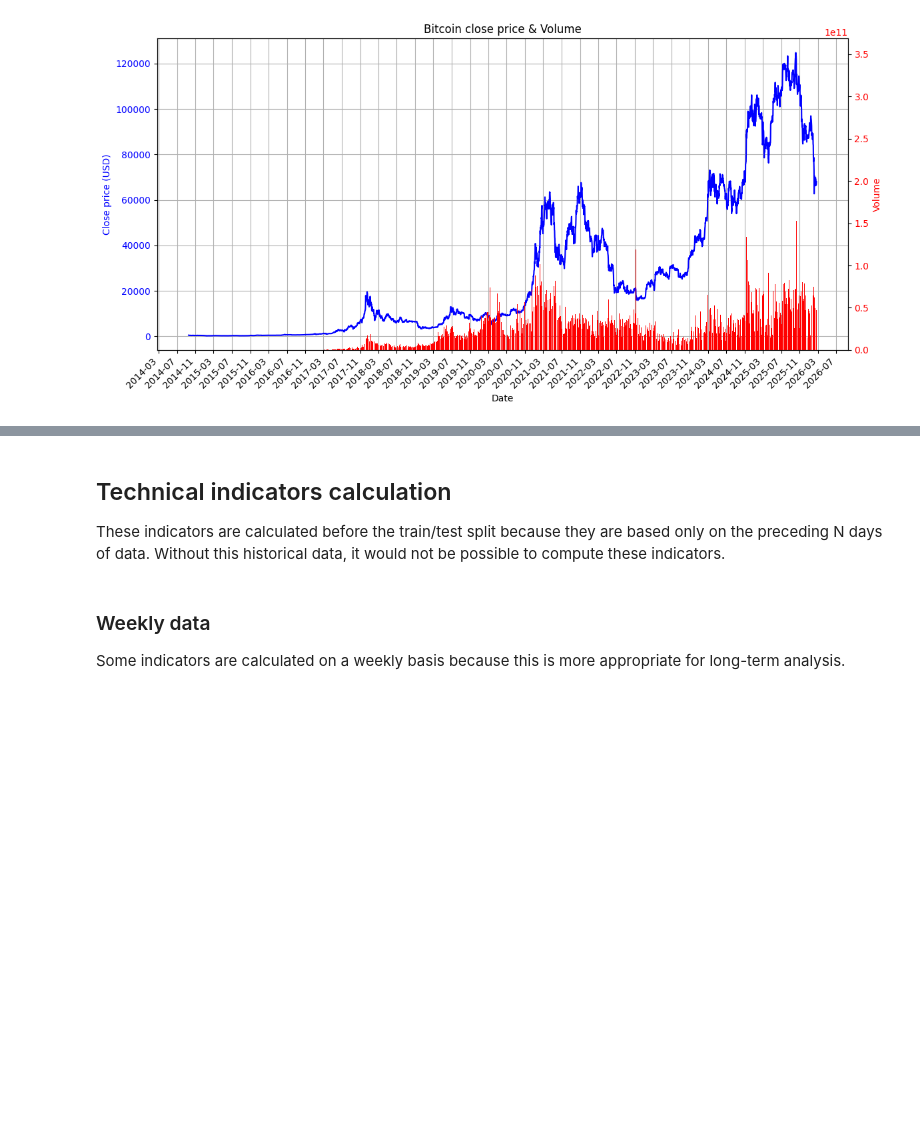
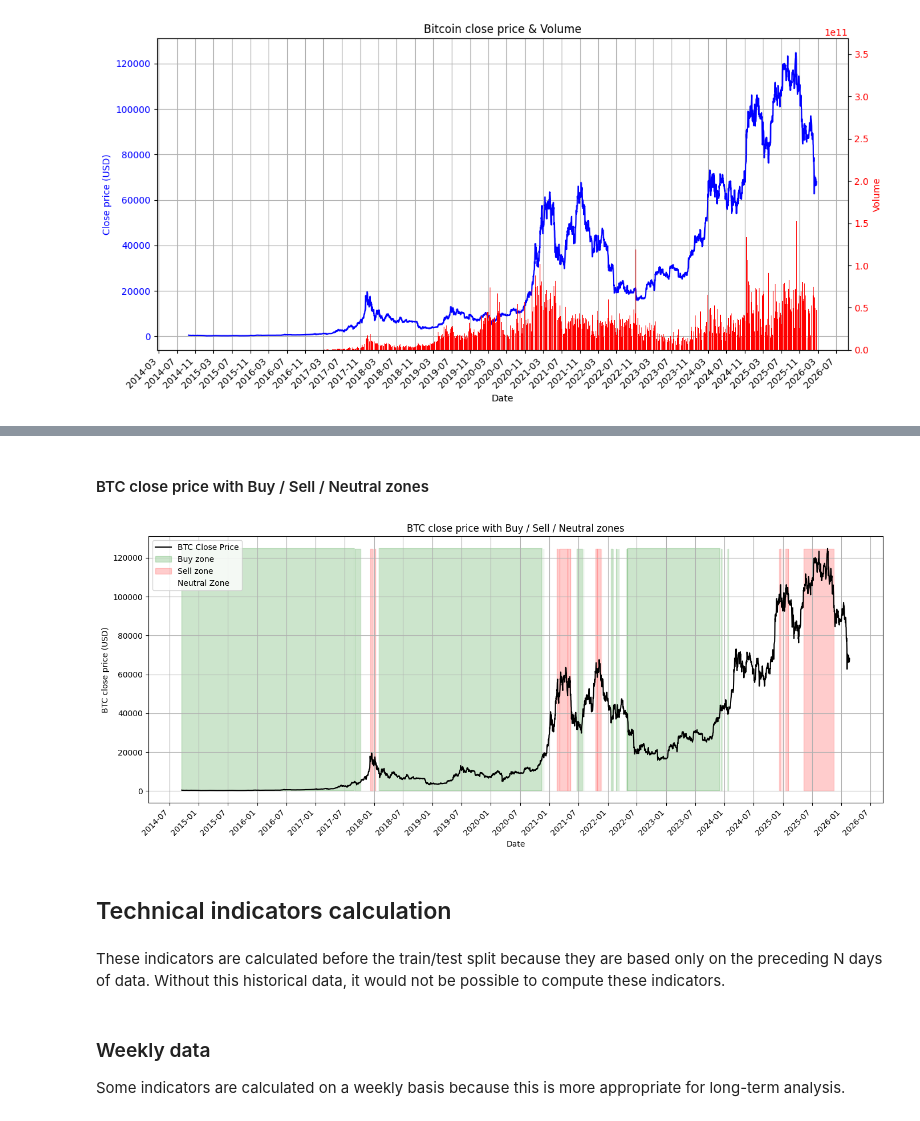
Before and after one commit to sunblade02/ml-btc, a Jupyter notebook: ML-BTC.ipynb, the cells around one changed output, grey strips where cells are left out. Saved outputs shown, nothing was run; the diff lists cells and outputs as text; code cells hidden in the pictures; blank space fills up the shorter version.

```diff
--- a/ML-BTC.ipynb
+++ b/ML-BTC.ipynb
@@ -288,8 +312,46 @@ shape: (4_175, 9)
+# %% [markdown]
+#### BTC close price with Buy / Sell / Neutral zones
+# %%
+df_tmp = df.clone()
+df_tmp = df_tmp.with_columns(
+    pl.col("Date").str.strptime(pl.Datetime, format="%Y-%m-%d")
+)
+
+df_tmp = df_tmp.select(["Date", "Close", "Label"]).to_pandas()
+
+fig, ax = pyplot.subplots(figsize=(14,6))
+
+# btc close price
+ax.plot(df_tmp["Date"], df_tmp["Close"], color="black", label="BTC Close Price")
+
+# zones
+colors = {"Buy zone": "green", "Sell zone": "red", "Neutral Zone": "white"}
+for label, color in colors.items():
+    mask = df_tmp["Label"] == label
+    ax.fill_between(df_tmp["Date"], df_tmp["Close"].min(), df_tmp["Close"].max(),
+                    where=mask, color=color, alpha=0.2, label=label)
+
+ax.xaxis.set_major_locator(dates.MonthLocator(interval=6))
+ax.xaxis.set_major_formatter(dates.DateFormatter('%Y-%m'))
+for label in ax.get_xticklabels():
+    label.set_rotation(45)
+    label.set_horizontalalignment('right')
+
+ax.set_xlabel("Date")
+ax.set_ylabel("BTC close price (USD)")
+ax.set_title("BTC close price with Buy / Sell / Neutral zones")
+ax.legend(loc="upper left")
+ax.grid(True)
+
+pyplot.tight_layout()
+pyplot.show()
+# %% [output]
+[figure, added]
 # %% [markdown]
 ## Technical indicators calculation
-
-These indicators are calculated before the train/test split because they are based only on the preceding N days of data.
-Without this historical data, it would not be possible to compute these indicators.
+# %% [markdown]
+These indicators are calculated before the train/test split because they are based only on the preceding N days of data.
+Without this historical data, it would not be possible to compute these indicators.
 # %% [markdown]
 ### Weekly data
 
```
Also changed, not shown: parts of 10 cells of this notebook.
